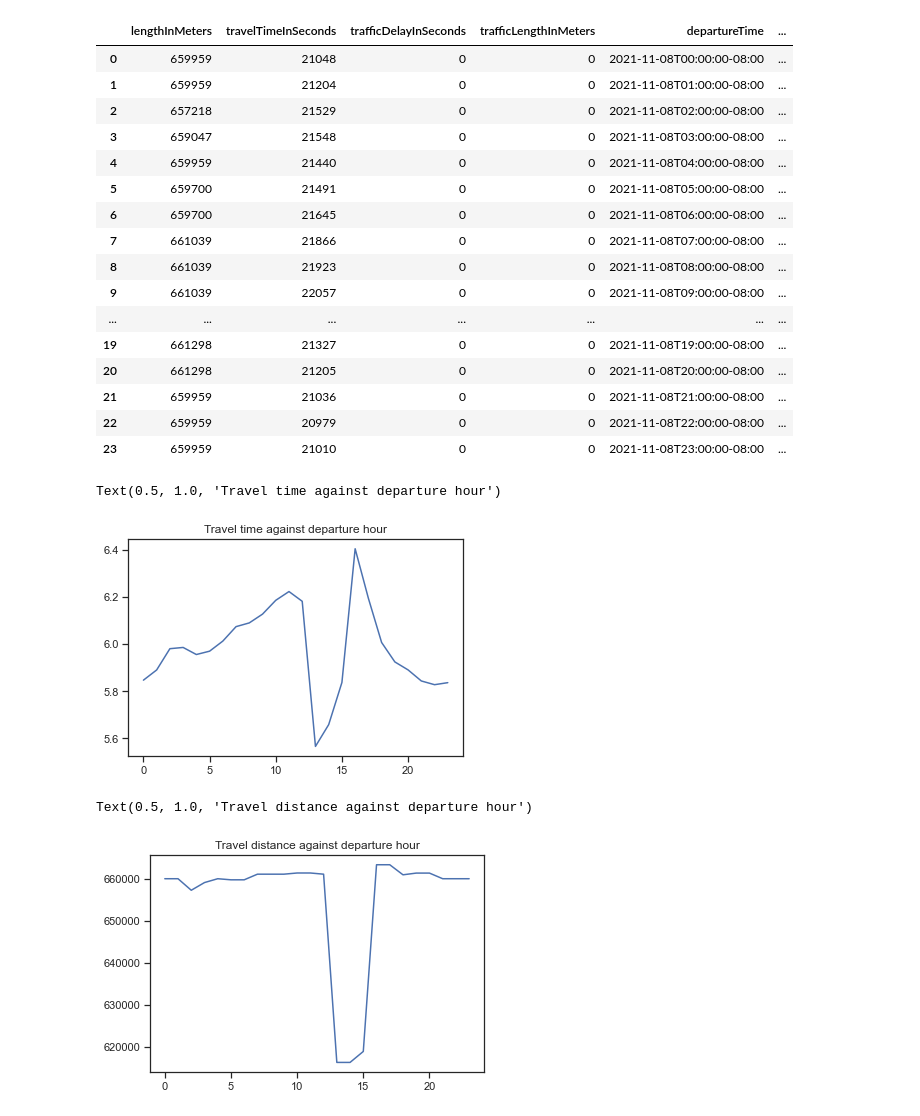
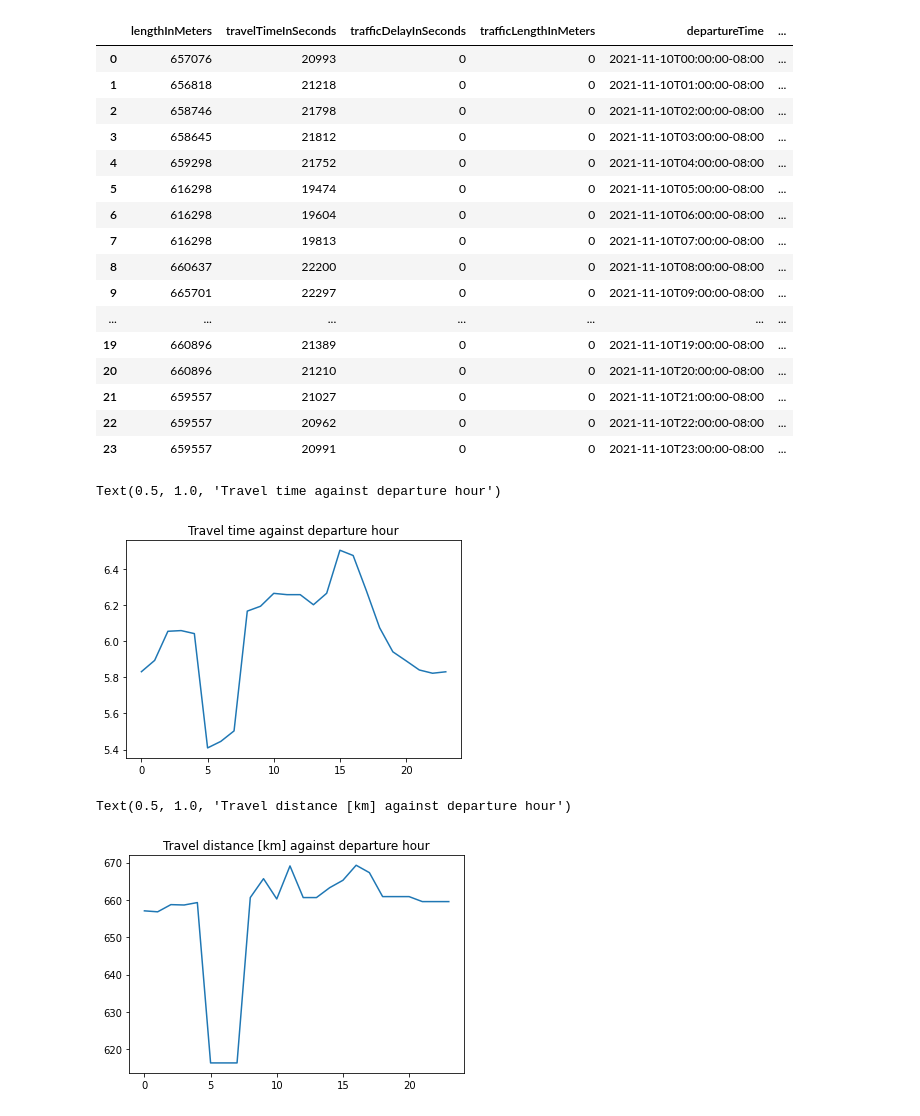
Before and after one commit to dawidborycki/TomTom.Visualization, a Jupyter notebook: 01_RoutingAPI.ipynb, the cells around one changed output. Drawn from its saved outputs; the diff is of its cells as text; code cells hidden in the pictures.

```diff
--- a/01_RoutingAPI.ipynb
+++ b/01_RoutingAPI.ipynb
@@ -9,8 +9,6 @@ end = "34.052234,-118.243685"                # Los Angeles
 traffic = "true"                             # To include traffic information
 key = "<TYPE_YOUR_API_KEY_HERE>"             # API Key
 
-key = "JuqRyvBBVoFbV0h2HOKQtijZcfnFFHF8"
-
 # Base URL
 base_url = "https://api.tomtom.com/routing/1/calculateRoute/"
 # %%
@@ -63,22 +70,22 @@ KeyboardInterrupt:
 df
 # %% [output]
 |  | lengthInMeters | travelTimeInSeconds | trafficDelayInSeconds | trafficLengthInMeters | departureTime | ... |
-| 0 | 659959 | 21048 | 0 | 0 | 2021-11-08T00:00:00-08:00 | ... |
-| 1 | 659959 | 21204 | 0 | 0 | 2021-11-08T01:00:00-08:00 | ... |
-| 2 | 657218 | 21529 | 0 | 0 | 2021-11-08T02:00:00-08:00 | ... |
-| 3 | 659047 | 21548 | 0 | 0 | 2021-11-08T03:00:00-08:00 | ... |
-| 4 | 659959 | 21440 | 0 | 0 | 2021-11-08T04:00:00-08:00 | ... |
-| 5 | 659700 | 21491 | 0 | 0 | 2021-11-08T05:00:00-08:00 | ... |
-| 6 | 659700 | 21645 | 0 | 0 | 2021-11-08T06:00:00-08:00 | ... |
-| 7 | 661039 | 21866 | 0 | 0 | 2021-11-08T07:00:00-08:00 | ... |
-| 8 | 661039 | 21923 | 0 | 0 | 2021-11-08T08:00:00-08:00 | ... |
-| 9 | 661039 | 22057 | 0 | 0 | 2021-11-08T09:00:00-08:00 | ... |
+| 0 | 657076 | 20993 | 0 | 0 | 2021-11-10T00:00:00-08:00 | ... |
+| 1 | 656818 | 21218 | 0 | 0 | 2021-11-10T01:00:00-08:00 | ... |
+| 2 | 658746 | 21798 | 0 | 0 | 2021-11-10T02:00:00-08:00 | ... |
+| 3 | 658645 | 21812 | 0 | 0 | 2021-11-10T03:00:00-08:00 | ... |
+| 4 | 659298 | 21752 | 0 | 0 | 2021-11-10T04:00:00-08:00 | ... |
+| 5 | 616298 | 19474 | 0 | 0 | 2021-11-10T05:00:00-08:00 | ... |
+| 6 | 616298 | 19604 | 0 | 0 | 2021-11-10T06:00:00-08:00 | ... |
+| 7 | 616298 | 19813 | 0 | 0 | 2021-11-10T07:00:00-08:00 | ... |
+| 8 | 660637 | 22200 | 0 | 0 | 2021-11-10T08:00:00-08:00 | ... |
+| 9 | 665701 | 22297 | 0 | 0 | 2021-11-10T09:00:00-08:00 | ... |
 | ... | ... | ... | ... | ... | ... | ... |
-| 19 | 661298 | 21327 | 0 | 0 | 2021-11-08T19:00:00-08:00 | ... |
-| 20 | 661298 | 21205 | 0 | 0 | 2021-11-08T20:00:00-08:00 | ... |
-| 21 | 659959 | 21036 | 0 | 0 | 2021-11-08T21:00:00-08:00 | ... |
-| 22 | 659959 | 20979 | 0 | 0 | 2021-11-08T22:00:00-08:00 | ... |
-| 23 | 659959 | 21010 | 0 | 0 | 2021-11-08T23:00:00-08:00 | ... |
+| 19 | 660896 | 21389 | 0 | 0 | 2021-11-10T19:00:00-08:00 | ... |
+| 20 | 660896 | 21210 | 0 | 0 | 2021-11-10T20:00:00-08:00 | ... |
+| 21 | 659557 | 21027 | 0 | 0 | 2021-11-10T21:00:00-08:00 | ... |
+| 22 | 659557 | 20962 | 0 | 0 | 2021-11-10T22:00:00-08:00 | ... |
+| 23 | 659557 | 20991 | 0 | 0 | 2021-11-10T23:00:00-08:00 | ... |
 # %%
 import matplotlib.pyplot as plt
 # %%
@@ -86,11 +93,11 @@ plt.plot(df['travelTimeInSeconds']/3600)
 plt.title('Travel time against departure hour')
 # %% [output]
 Text(0.5, 1.0, 'Travel time against departure hour')
-[figure, old version]
+[figure, new version]
 # %%
-plt.plot(df['lengthInMeters'])
-plt.title('Travel distance against departure hour')
+plt.plot(df['lengthInMeters']/1000)
+plt.title('Travel distance [km] against departure hour')
 # %% [output]
-Text(0.5, 1.0, 'Travel distance against departure hour')
+Text(0.5, 1.0, 'Travel distance [km] against departure hour')
-[figure, old version]
+[figure, new version]
 # %%
```
Also changed, not shown: parts of 4 cells of this notebook.
